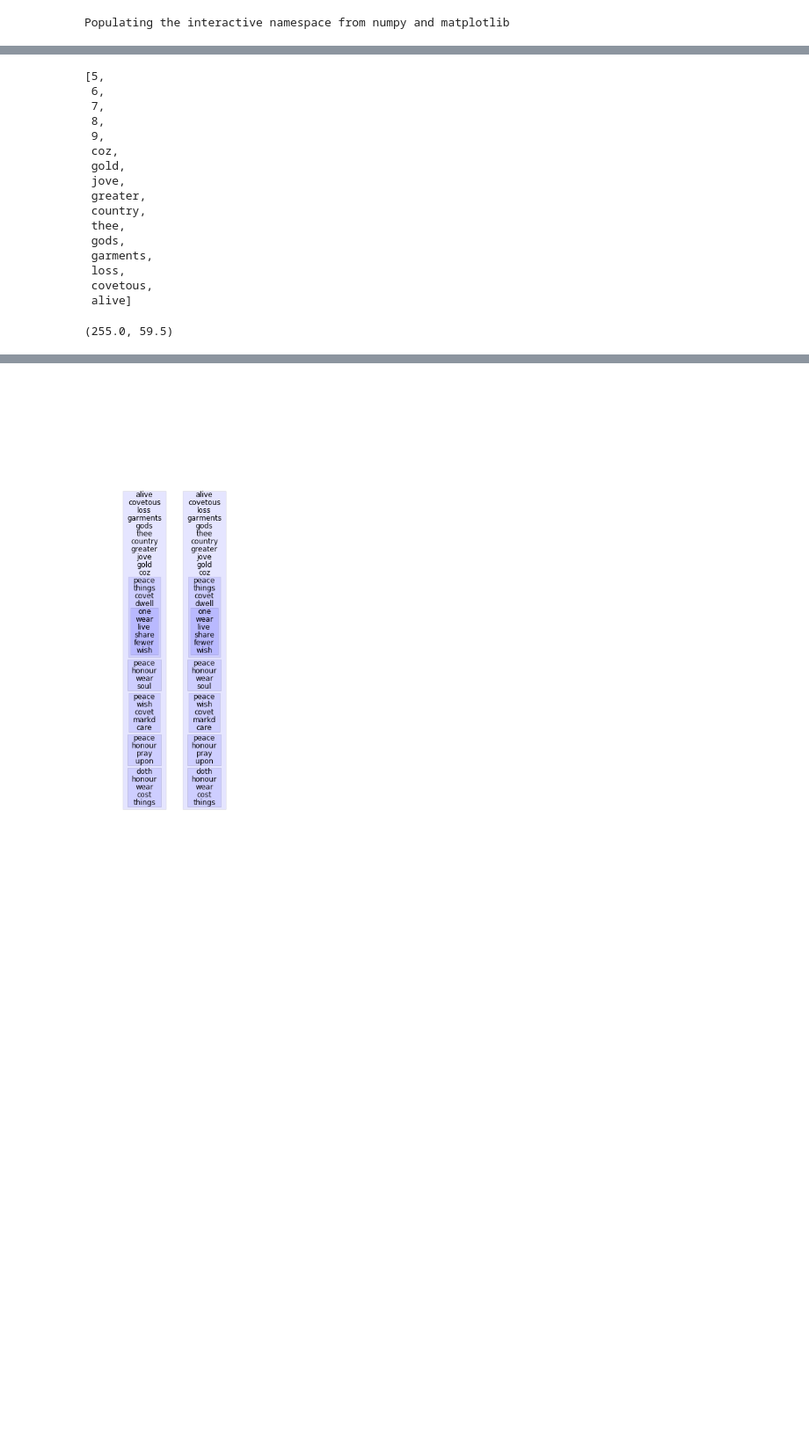
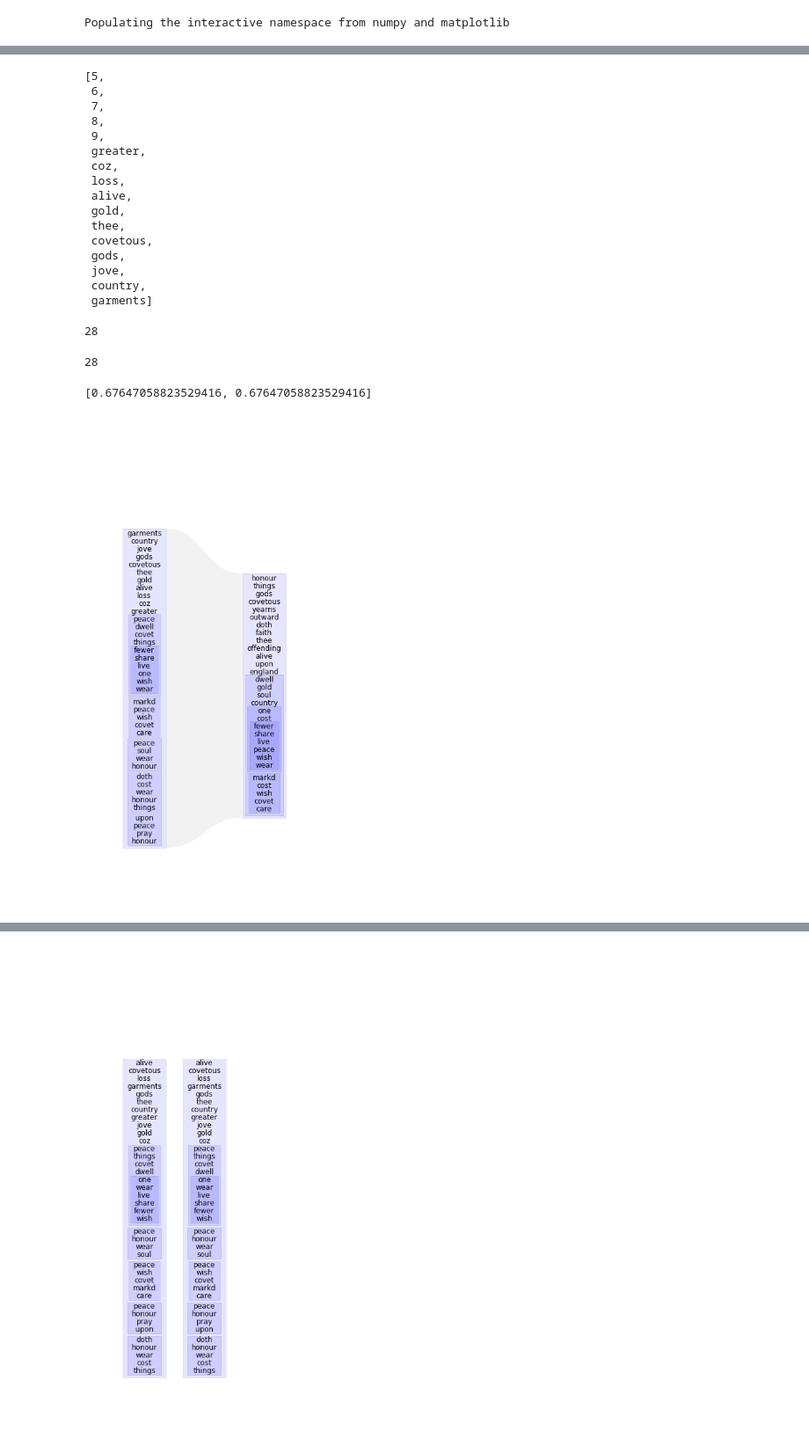
Before and after one commit to JamesPHoughton/homer, a Jupyter notebook: sandbox_py3.ipynb, the cells around one changed output, grey strips where cells are left out. Shown at 88% size. Cells and saved outputs as stored; diff of their text form; code cells hidden in the pictures; blank space fills up the shorter version.

```diff
--- a/sandbox_py3.ipynb
+++ b/sandbox_py3.ipynb
@@ -33,5 +31,5 @@ collection.compute_tree()
 # %%
-node = collection.tree.find('4')
+node = tree.find("4")
 node.k_children
 # %% [output]
 [5,
@@ -39,18 +37,72 @@ node.k_children
  7,
  8,
  9,
+ greater,
  coz,
+ loss,
+ alive,
  gold,
+ thee,
+ covetous,
+ gods,
  jove,
- greater,
  country,
- thee,
- gods,
- garments,
- loss,
- covetous,
- alive]
+ garments]
+# %%
+node.tomorrow[0]
+# %% [output]
+28
+# %%
+node.tomorrow[1]
+# %% [output]
+28
 # %%
-node.compute_size()
+node.p_tomorrow
 # %% [output]
-(255.0, 59.5)
+[0.67647058823529416, 0.67647058823529416]
+# %%
+import matplotlib.path as mpath
+import matplotlib.patches as mpatches
+
+
+def connect(ax,
+            node_t1, center_t1, bottom_t1,
+            node_t2, center_t2, bottom_t2):
+
+    left = center_t1 + .5*node_t1.width
+    right = center_t2 - .5*node_t2.width
+    top_t1 = bottom_t1 + node_t1.height - node_t1.pts_buffer / 2
+    top_t2 = bottom_t2 + node_t2.height - node_t1.pts_buffer / 2
+    center = (left + right)/2
+
+    Path = mpath.Path
+    path_data = [
+        (Path.MOVETO, (left, bottom_t1)),
+        (Path.CURVE4, (center, bottom_t1)),
+        (Path.CURVE4, (center, bottom_t2)),
+        (Path.CURVE4, (right, bottom_t2)),
+        (Path.LINETO, (right, top_t2)),
+        (Path.CURVE4, (center, top_t2)),
+        (Path.CURVE4, (center, top_t1)),
+        (Path.CURVE4, (left, top_t1)),
+        (Path.CLOSEPOLY, (left, bottom_t1))
+        ]
+    codes, verts = zip(*path_data)
+    path = mpath.Path(verts, codes)
+    patch = mpatches.PathPatch(path, facecolor='grey', linewidth=0, alpha=0.1, transform=None)
+    ax.add_patch(patch)
+# %%
+fig = plt.figure(figsize=(7,14))
+ax = plt.gca()
+node.draw(ax, 100, 100)
+node2 = node.tomorrow[0]
+node2.draw(ax, 300, 150)
+connect(ax,
+        node, 100, 100,
+        node2, 300, 150)
+
+#ax.axis('equal')
+
+plt.show()
+# %% [output]
+[figure, added]
```
Also changed, not shown: parts of 15 cells of this notebook, 8 other files.
